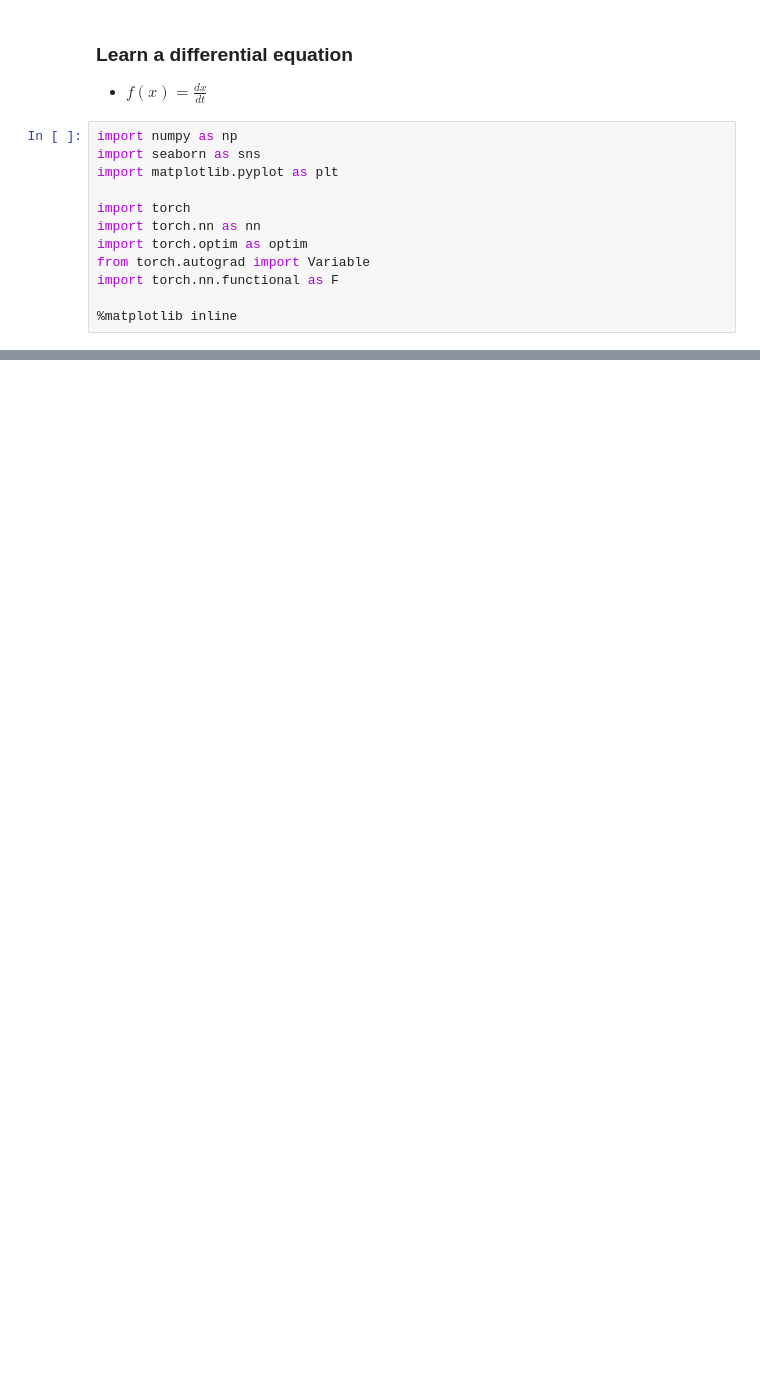
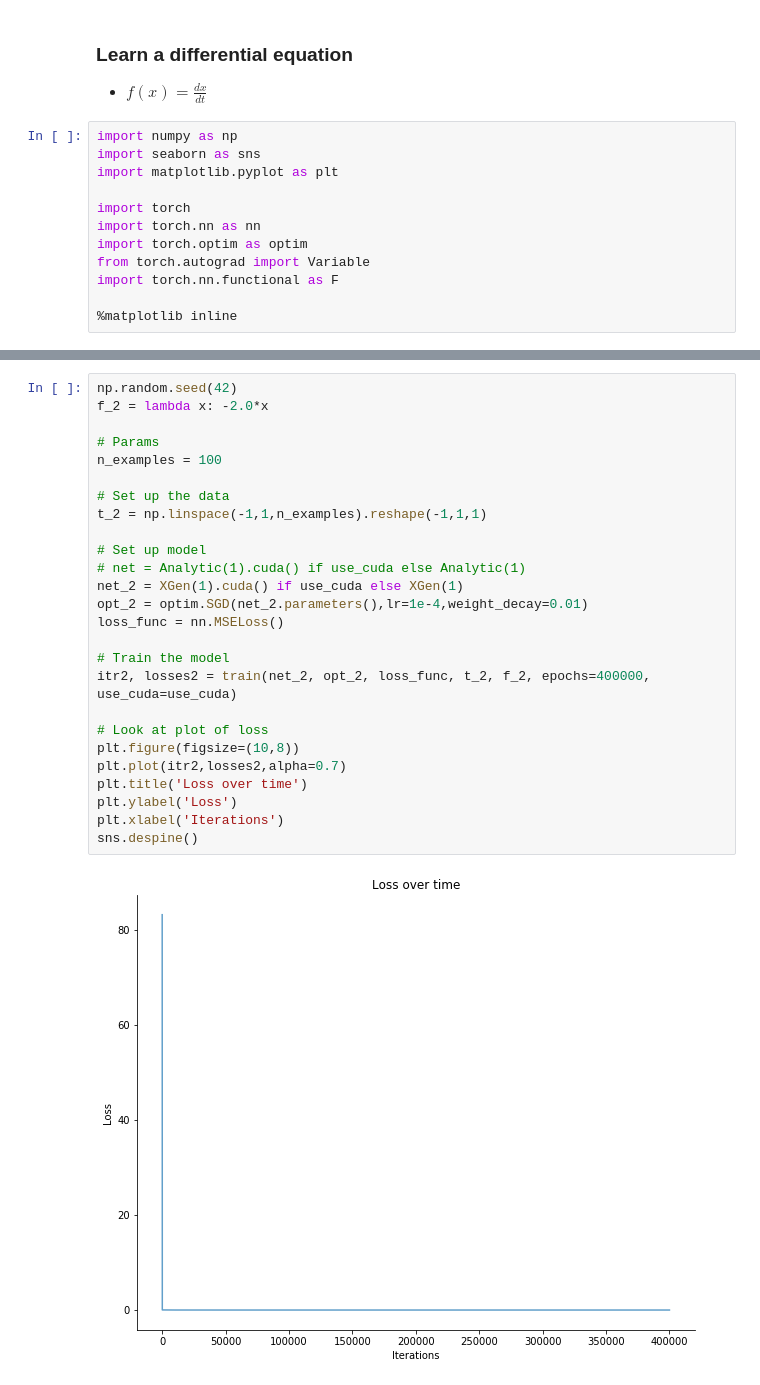
Before and after one commit to dsondak/pavlos_research, a Jupyter notebook: diff_eq/1.0_learn_diff_eq.ipynb, the cells around one changed output, grey strips where cells are left out. Drawn from its saved outputs; the diff is of its cells as text; blank space fills up the shorter version.

```diff
--- a/diff_eq/1.0_learn_diff_eq.ipynb
+++ b/diff_eq/1.0_learn_diff_eq.ipynb
@@ -201,0 +196,28 @@ print(f'Analytic f(x): {analytic_fx.ravel()}')
+# %%
+np.random.seed(42)
+f_2 = lambda x: -2.0*x
+
+# Params
+n_examples = 100
+
+# Set up the data
+t_2 = np.linspace(-1,1,n_examples).reshape(-1,1,1)
+
+# Set up model
+# net = Analytic(1).cuda() if use_cuda else Analytic(1)
+net_2 = XGen(1).cuda() if use_cuda else XGen(1)
+opt_2 = optim.SGD(net_2.parameters(),lr=1e-4,weight_decay=0.01)
+loss_func = nn.MSELoss()
+
+# Train the model
+itr2, losses2 = train(net_2, opt_2, loss_func, t_2, f_2, epochs=400000, use_cuda=use_cuda)
+
+# Look at plot of loss
+plt.figure(figsize=(10,8))
+plt.plot(itr2,losses2,alpha=0.7)
+plt.title('Loss over time')
+plt.ylabel('Loss')
+plt.xlabel('Iterations')
+sns.despine()
+# %% [output]
+[figure, added]
```
Also changed, not shown: parts of 29 cells of this notebook.
